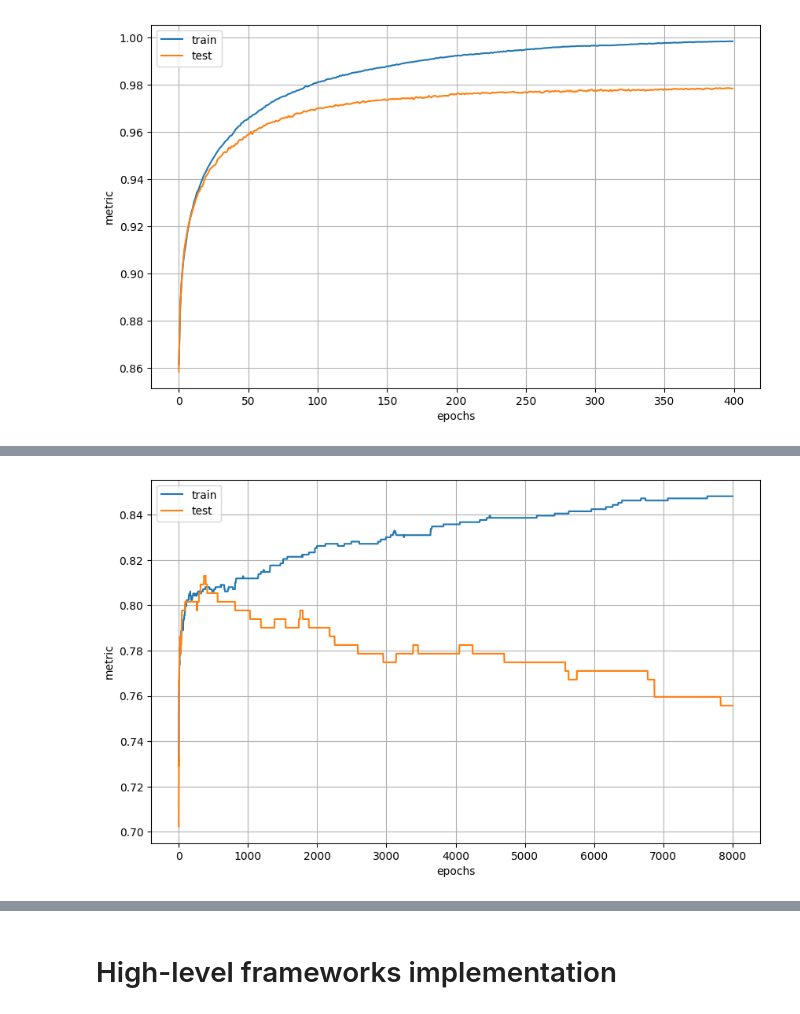
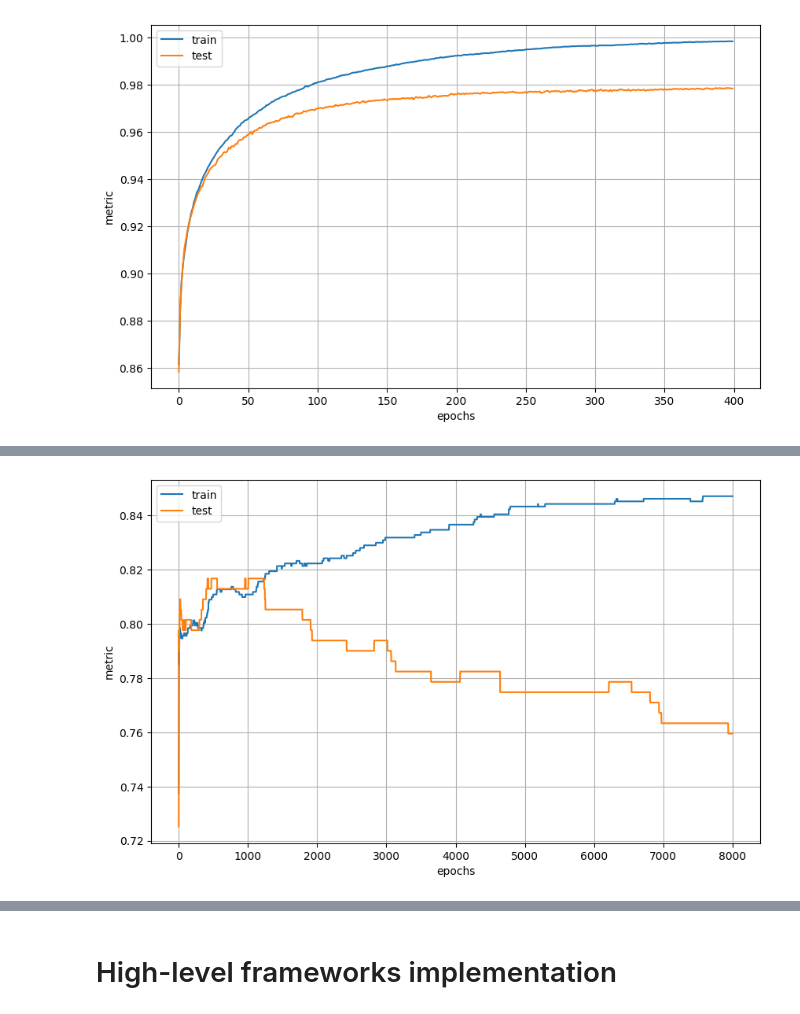
Before and after one commit to sschettinii/neural-networks-from-scratch, a Jupyter notebook: mlp.ipynb, the cells around one changed output, grey strips where cells are left out. Drawn from its saved outputs; the diff is of its cells as text; code cells hidden in the pictures.

```diff
--- a/mlp.ipynb
+++ b/mlp.ipynb
@@ -451,7 +451,7 @@ epoch 399 | Train Acc: 0.99848 | Test Acc: 0.97850
 [figure]
 # %%
 # mlp - binary classification (titanic)
-W, b, history_train, history_test = mlp_train(X_train_titanic, X_test_titanic, y_train_titanic, y_test_titanic, [X_train_titanic.shape[0], 2048, 1], epochs=8000, alpha=0.01, task_type='binary');
+W, b, history_train, history_test = mlp_train(X_train_titanic, X_test_titanic, y_train_titanic, y_test_titanic, [X_train_titanic.shape[0], 2048, 1], epochs=8000, alpha=0.01, task_type='binary', reg="l2");
 
 plot_learning(history_train, history_test)
 # %% [output]
@@ -475,4 +475,4 @@ epoch 7999 | Train Acc: 0.84814 | Test Acc: 0.75573
-[figure, old version]
+[figure, new version]
 # %%
 # mlp - regression (housing price)
 W, b, history_train, history_test = mlp_train(X_train_housing, X_test_housing, y_train_housing, y_test_housing, [X_train_housing.shape[0], 2048, 1], epochs=5000, alpha=0.000001, task_type='reg', batch_size=1);
```
Also changed, not shown: parts of 2 cells of this notebook.
